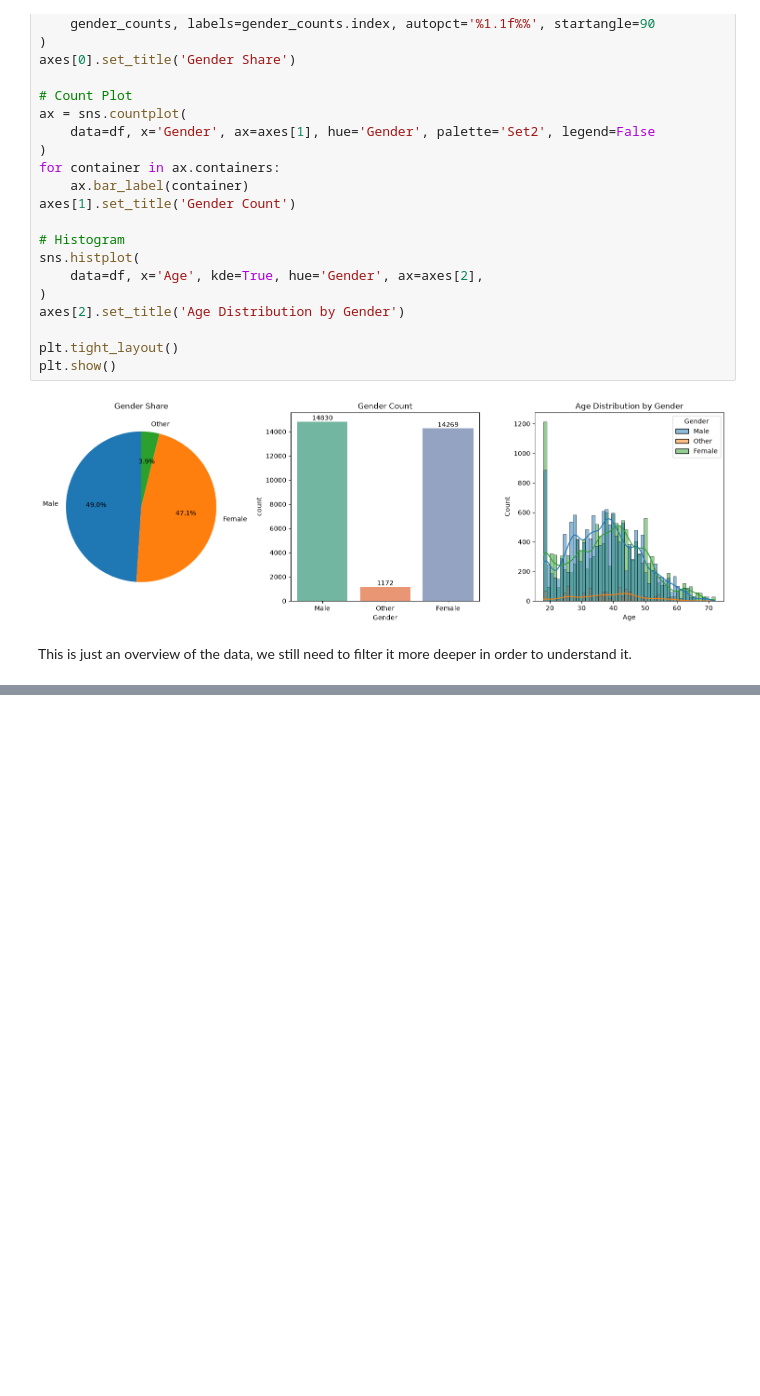
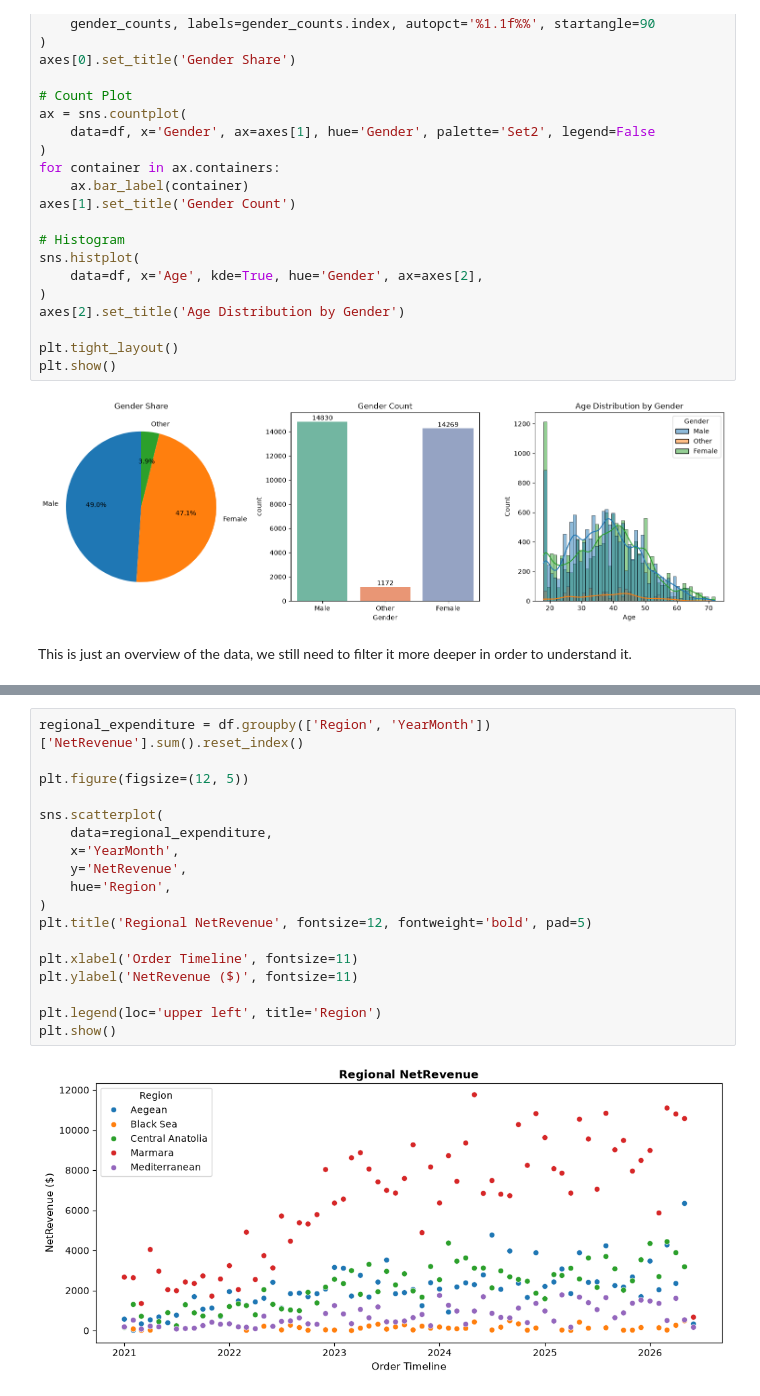
Before and after one commit to geff-ghost/notebooks, a Jupyter notebook: retail_data/MixedKnowledge.ipynb, the cells around one changed output, grey strips where cells are left out. Saved outputs shown, nothing was run; the diff lists cells and outputs as text; blank space fills up the shorter version.

```diff
--- a/retail_data/MixedKnowledge.ipynb
+++ b/retail_data/MixedKnowledge.ipynb
@@ -1834,0 +1906,20 @@ This is just an overview of the data, we still need to filter it more deeper in
+# %%
+regional_expenditure = df.groupby(['Region', 'YearMonth'])['NetRevenue'].sum().reset_index()
+
+plt.figure(figsize=(12, 5))
+
+sns.scatterplot(
+    data=regional_expenditure,
+    x='YearMonth',
+    y='NetRevenue',
+    hue='Region',
+)
+plt.title('Regional NetRevenue', fontsize=12, fontweight='bold', pad=5)
+
+plt.xlabel('Order Timeline', fontsize=11)
+plt.ylabel('NetRevenue ($)', fontsize=11)
+
+plt.legend(loc='upper left', title='Region')
+plt.show()
+# %% [output]
+[figure, added]
```
Also changed, not shown: parts of 8 cells of this notebook.
